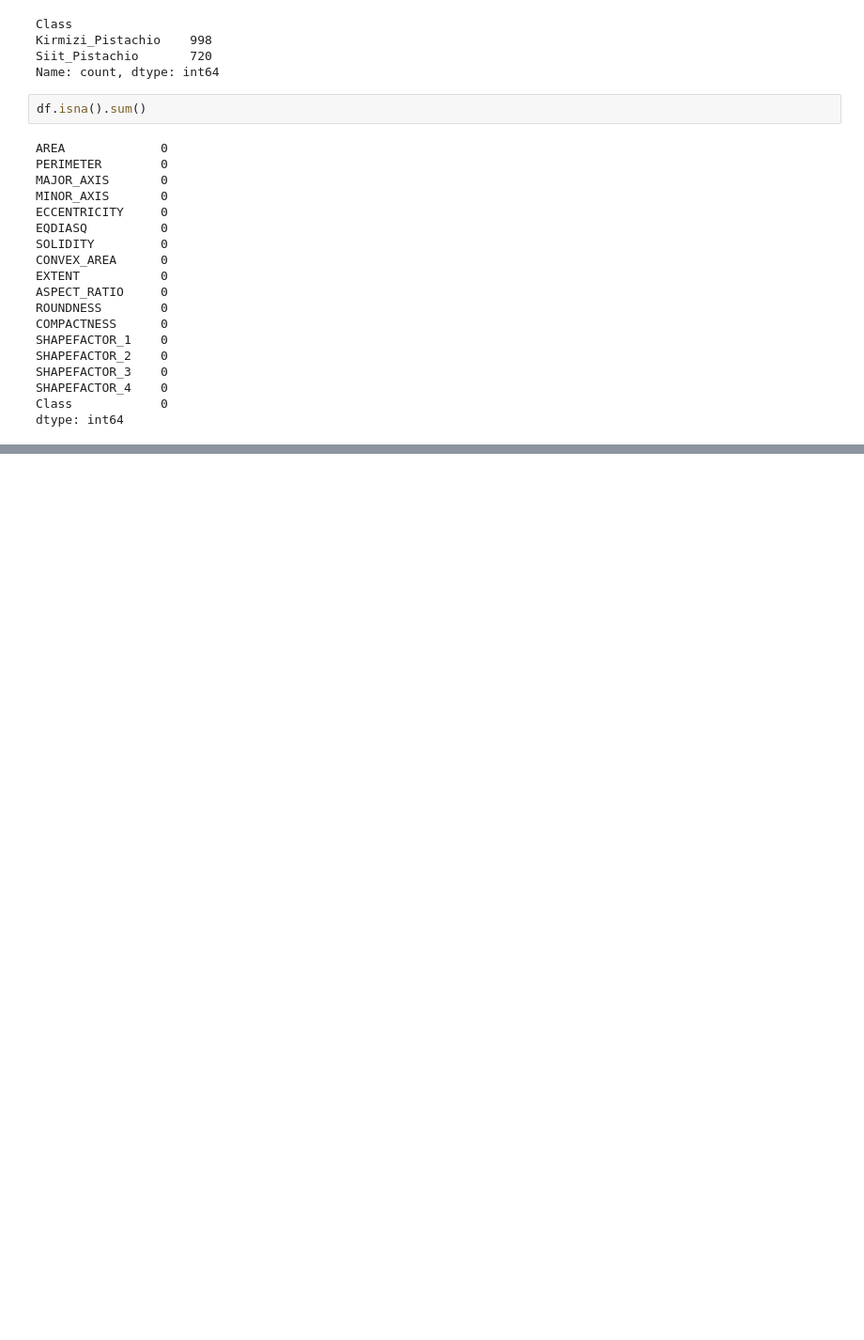
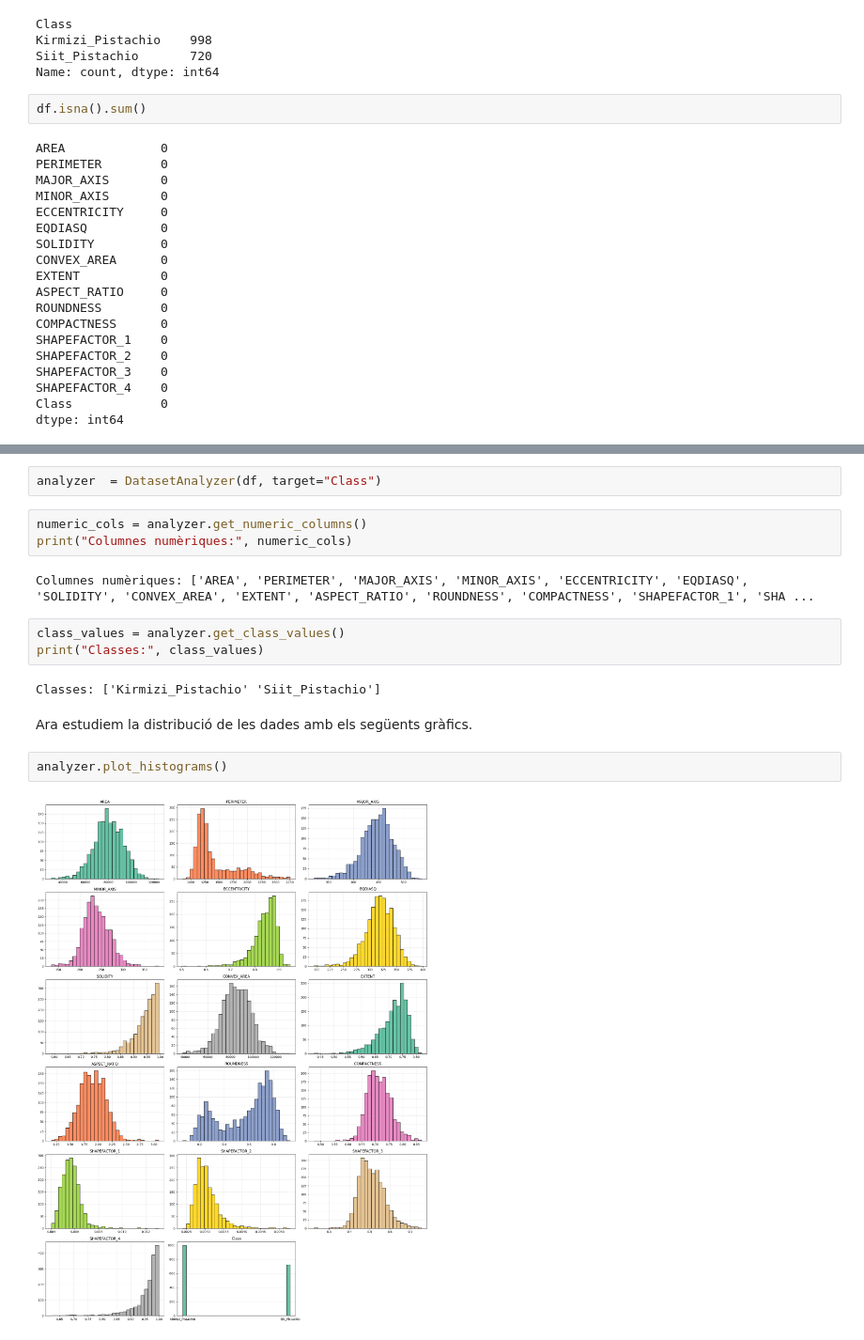
Before and after one commit to NIU1718117/Cas_Kaggle_Pistatxo, a Jupyter notebook: KAGGLE.ipynb, the cells around one changed output, grey strips where cells are left out. Shown at 94% size. Saved outputs shown, nothing was run; the diff lists cells and outputs as text; blank space fills up the shorter version.

Commit message:
Anàlisi de les dades fet

```diff
--- a/KAGGLE.ipynb
+++ b/KAGGLE.ipynb
@@ -81,0 +326,18 @@ dtype: int64
+# %%
+analyzer  = DatasetAnalyzer(df, target="Class")
+# %%
+numeric_cols = analyzer.get_numeric_columns()
+print("Columnes numèriques:", numeric_cols)
+# %% [output]
+Columnes numèriques: ['AREA', 'PERIMETER', 'MAJOR_AXIS', 'MINOR_AXIS', 'ECCENTRICITY', 'EQDIASQ', 'SOLIDITY', 'CONVEX_AREA', 'EXTENT', 'ASPECT_RATIO', 'ROUNDNESS', 'COMPACTNESS', 'SHAPEFACTOR_1', 'SHA ...
+# %%
+class_values = analyzer.get_class_values()
+print("Classes:", class_values)
+# %% [output]
+Classes: ['Kirmizi_Pistachio' 'Siit_Pistachio']
+# %% [markdown]
+Ara estudiem la distribució de les dades amb els següents gràfics.
+# %%
+analyzer.plot_histograms()
+# %% [output]
+[figure, added]
```
Also changed, not shown: parts of 21 cells of this notebook, 1 other file.
